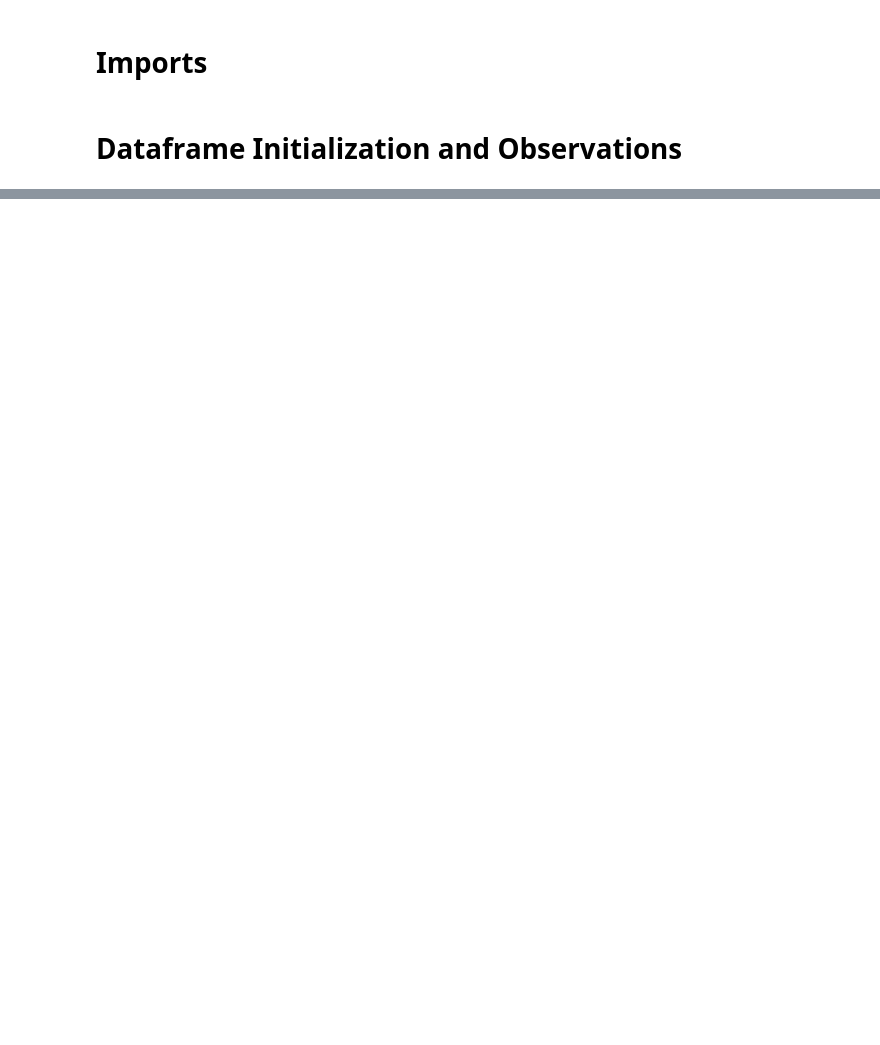
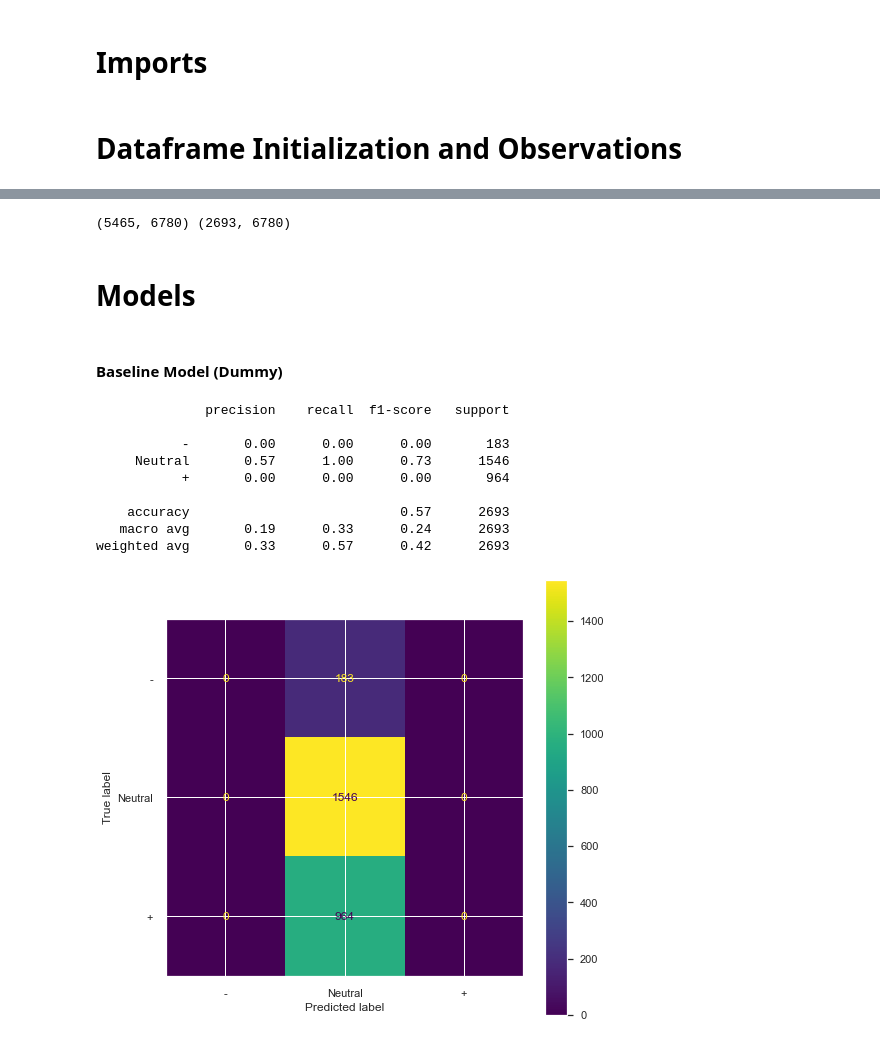
Before and after one commit to charlesmpan/Sentiment_Analysis_on_Twitter_Google_Apple, a Jupyter notebook: final_notebook.ipynb, the cells around one changed output, grey strips where cells are left out. Saved outputs shown, nothing was run; the diff lists cells and outputs as text; code cells hidden in the pictures; blank space fills up the shorter version.

Commit message:
Models

```diff
--- a/final_notebook.ipynb
+++ b/final_notebook.ipynb
@@ -769,0 +209,3 @@ df.isnull().sum()
+# %%
+# drop remaining NaN - does not contain major keywords related to Apple and Google
+df.dropna(inplace=True)
@@ -769,0 +229,3 @@ df.isnull().sum()
+# %%
+# rename columns
+df.rename(columns={'tweet_text':'Text', 'is_there_an_emotion_directed_at_a_brand_or_product' : 'Sentiment'}, inplace=True)
@@ -769,0 +251,3 @@ df.isnull().sum()
+# %%
+# drop 'I can't tell' as this will not be relevant for modeling
+df = df[df['Sentiment'] != "I can't tell"]
@@ -769,0 +264,6 @@ df.isnull().sum()
+# %%
+# train test split with test size = 33% and random_state for result interpretability
+X = df.Text
+y = df.Sentiment
+
+X_train, X_test, y_train, y_test = train_test_split(X, y, test_size=0.33, random_state=42)
@@ -769,0 +276,5 @@ df.isnull().sum()
+# %%
+# check shapes
+print(X_train.shape, X_test.shape)
+# %% [output]
+(5465, 6780) (2693, 6780)
@@ -769,0 +287,41 @@ df.isnull().sum()
+# %% [markdown]
+# Models
+# %% [markdown]
+#### Baseline Model (Dummy)
+# %%
+# Create Dummy/Baseliner
+estimator = DummyClassifier(strategy='most_frequent')
+estimator.fit(X_train, y_train)
+
+# Get predictions with dummy model
+y_pred = estimator.predict(X_test)
+
+# Set figsize and font scale
+sns.set(rc={'figure.figsize':(8, 8)})
+sns.set(font_scale=1)
+
+# Set diply labesl for confusion matrix
+display_labels = ['-', 'Neutral', '+']
+
+# Plot a confusion matrix on the test data
+plot_confusion_matrix(estimator=estimator,
+                      X=X_test,
+                      y_true=y_test,
+                      display_labels=display_labels)
+
+# Save confusion matrix as png and place it in the images folder
+plt.savefig('images/Confusion_Matrix_Dummy');
+
+target_names = ['-', 'Neutral', '+']
+print(classification_report(y_test, y_pred, target_names=target_names))
+# %% [output]
+              precision    recall  f1-score   support
+
+           -       0.00      0.00      0.00       183
+     Neutral       0.57      1.00      0.73      1546
+           +       0.00      0.00      0.00       964
+
+    accuracy                           0.57      2693
+   macro avg       0.19      0.33      0.24      2693
+weighted avg       0.33      0.57      0.42      2693
+[figure, added]
```
Also changed, not shown: parts of 92 cells of this notebook.
